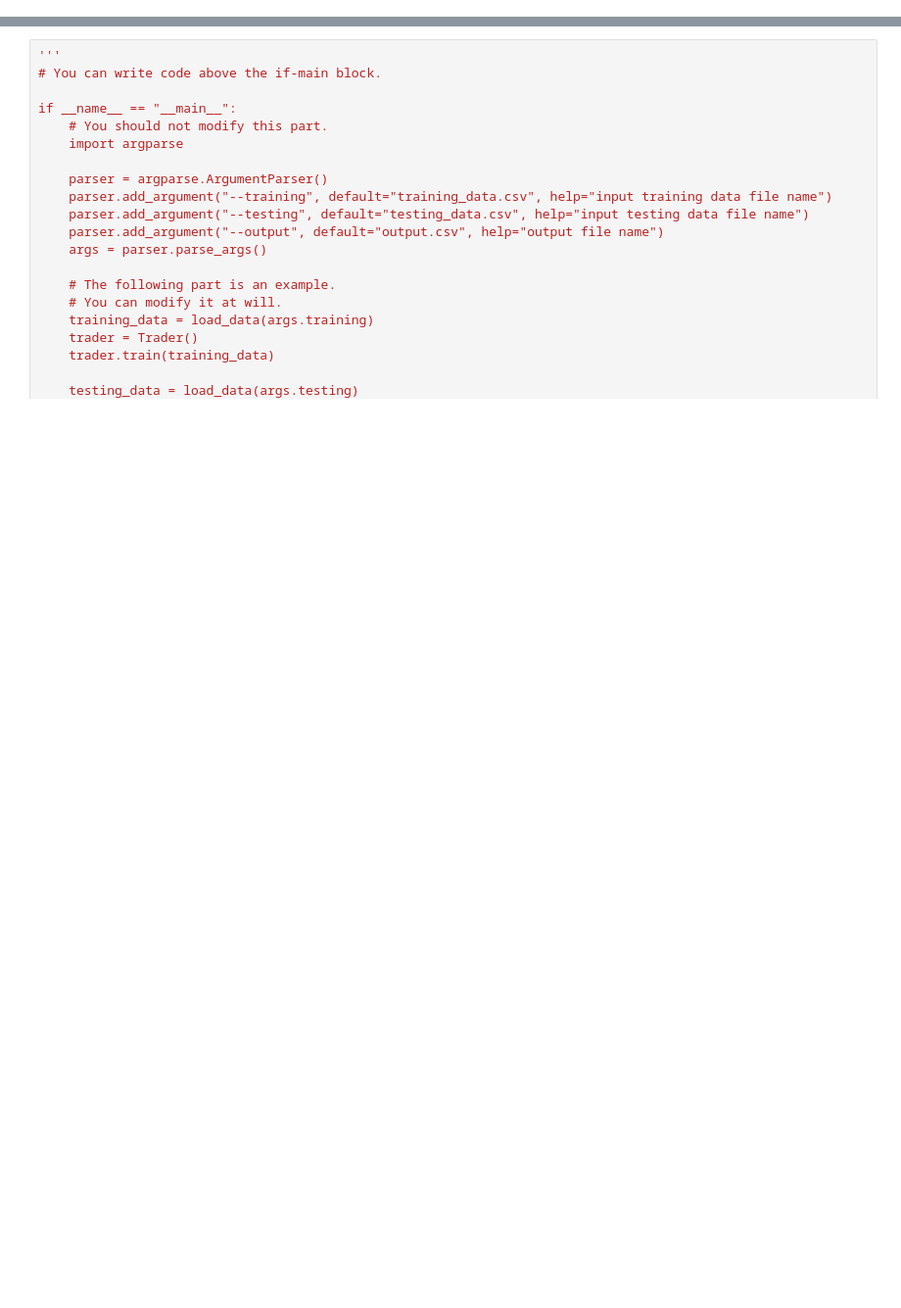
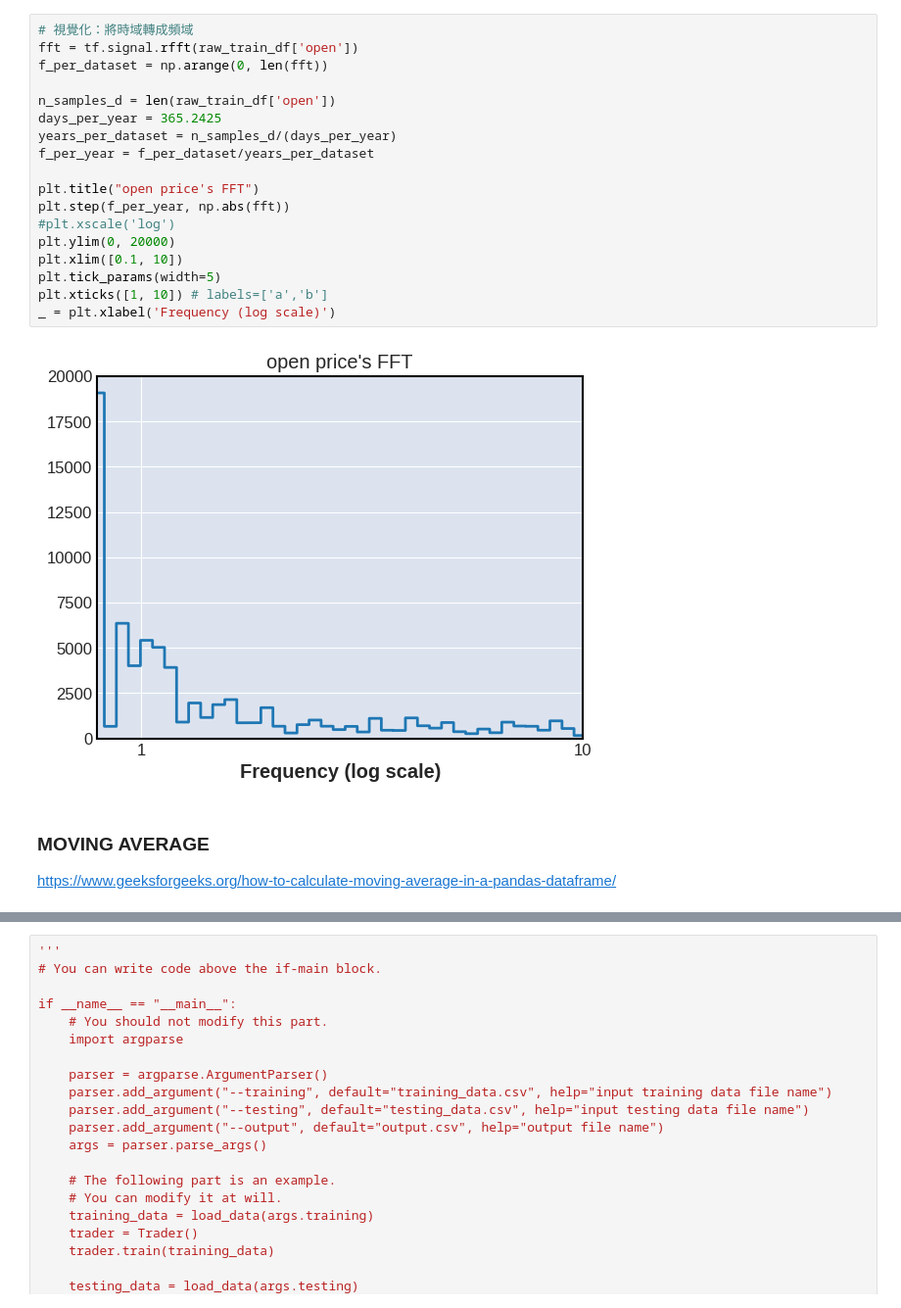
Before and after one commit to kuihao/DSAI-HW2-2022, a Jupyter notebook: app_jyputer.ipynb, the cells around one changed output, grey strips where cells are left out. Shown at 98% size. Cells and saved outputs as stored; diff of their text form; blank space fills up the shorter version.

```diff
--- a/app_jyputer.ipynb
+++ b/app_jyputer.ipynb
@@ -44,0 +144,23 @@ raw_test_df
+# %%
+# 視覺化：將時域轉成頻域
+fft = tf.signal.rfft(raw_train_df['open'])
+f_per_dataset = np.arange(0, len(fft))
+
+n_samples_d = len(raw_train_df['open'])
+days_per_year = 365.2425
+years_per_dataset = n_samples_d/(days_per_year)
+f_per_year = f_per_dataset/years_per_dataset
+
+plt.title("open price's FFT")
+plt.step(f_per_year, np.abs(fft))
+#plt.xscale('log')
+plt.ylim(0, 20000)
+plt.xlim([0.1, 10])
+plt.tick_params(width=5)
+plt.xticks([1, 10]) # labels=['a','b']
+_ = plt.xlabel('Frequency (log scale)')
+# %% [output]
+[figure, added]
+# %% [markdown]
+### MOVING AVERAGE
+https://www.geeksforgeeks.org/how-to-calculate-moving-average-in-a-pandas-dataframe/
```
Also changed, not shown: parts of 35 cells of this notebook.
